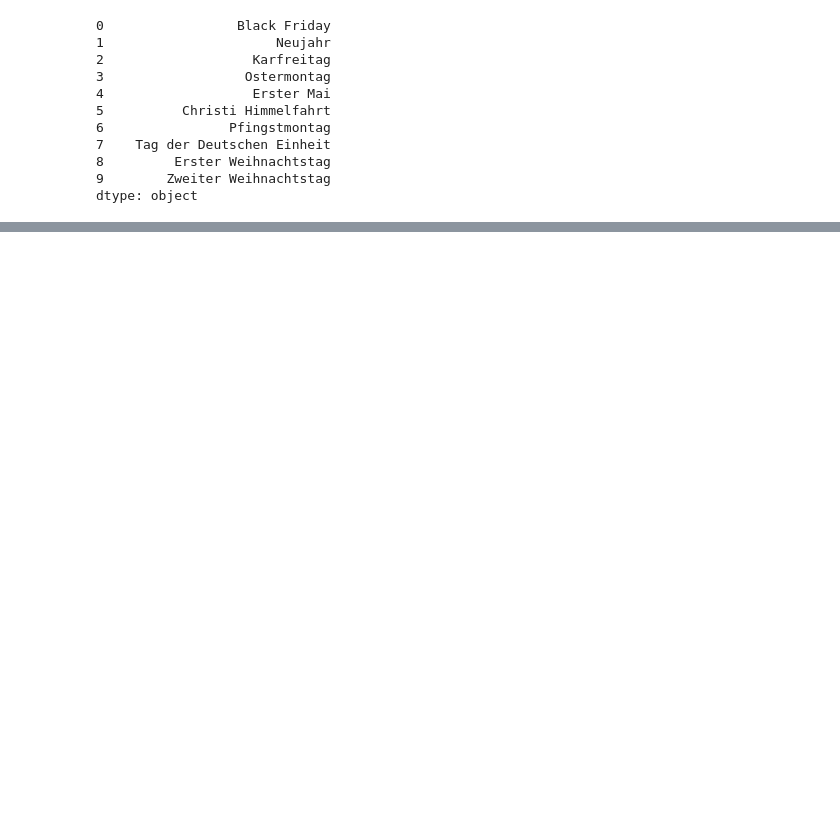
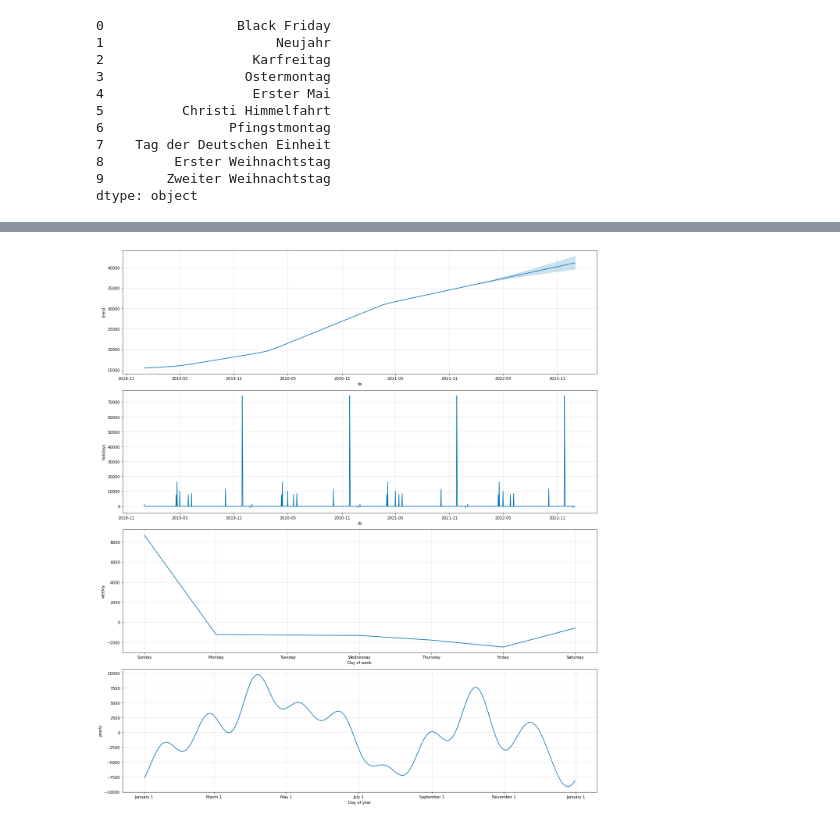
Before and after one commit to adrian-pasek-prv/timeseries-forecasting, a Jupyter notebook: Prophet.ipynb, the cells around one changed output, grey strips where cells are left out. Drawn from its saved outputs; the diff is of its cells as text; code cells hidden in the pictures; blank space fills up the shorter version.

```diff
--- a/Prophet.ipynb
+++ b/Prophet.ipynb
@@ -60,0 +89,4 @@ dtype: object
+# %%
+fig2 = prophet.plot_components(forecast, figsize=(18,20))
+# %% [output]
+[figure, added]
```
Also changed, not shown: parts of 4 cells of this notebook.
